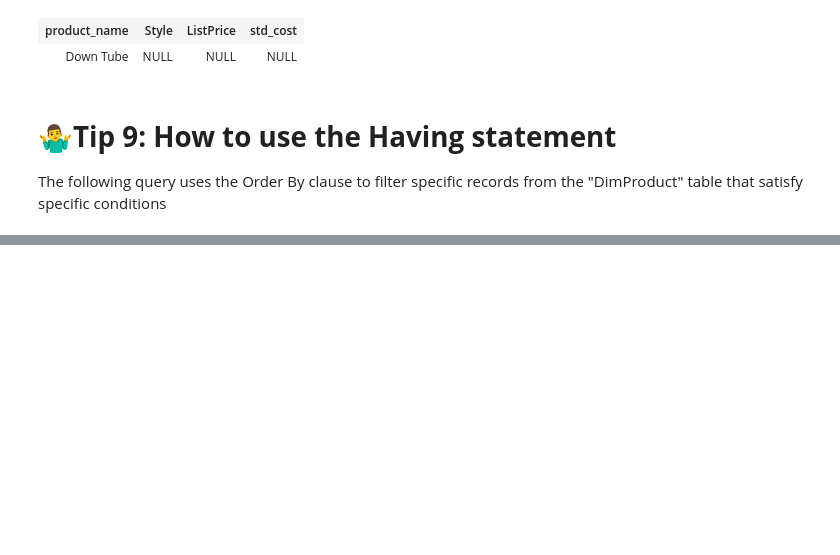
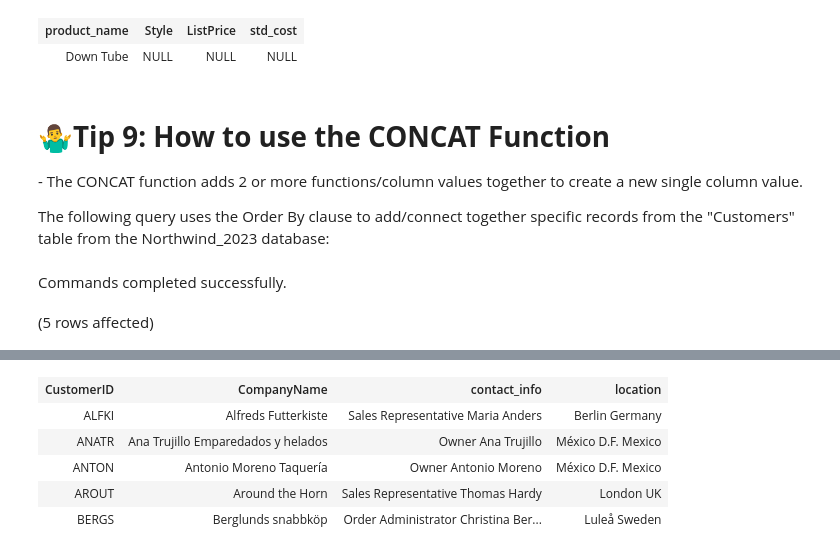
Before and after one commit to KCracks/KBIA_Portfolio, a Jupyter notebook: Kamani_SQL 25 Tips_Notebook.ipynb, the cells around one changed output, grey strips where cells are left out. Cells and saved outputs as stored; diff of their text form; code cells hidden in the pictures; blank space fills up the shorter version.

```diff
--- a/Kamani_SQL 25 Tips_Notebook.ipynb
+++ b/Kamani_SQL 25 Tips_Notebook.ipynb
@@ -294,6 +294,8 @@ Total execution time: 00:00:00.017
 | product_name | Style | ListPrice | std_cost |
 | Down Tube | NULL | NULL | NULL |
 # %% [markdown]
-# **🤷‍♂️Tip 9: How to use the Having statement**
+# **🤷‍♂️Tip 9: How to use the CONCAT Function**
 
-The following query uses the Order By clause to filter specific records from the "DimProduct" table that satisfy specific conditions
+\- The CONCAT function adds 2 or more functions/column values together to create a new single column value.
+
+The following query uses the Order By clause to add/connect together specific records from the "Customers" table from the Northwind\_2023 database:
@@ -299,0 +310,14 @@ The following query uses the Order By clause to filter specific records from the
+# %%
+-- Example:
+USE Northwind_2023;
+GO
+
+SELECT Top 5 CustomerID
+      ,CompanyName
+      ,CONCAT(ContactTitle, ' ', ContactName) as 'contact_info'
+      ,CONCAT(City, ' ', Region, ' ', Country) as 'location'
+FROM dbo.Customers
+;
+# %% [output]
+Commands completed successfully.
+(5 rows affected)
@@ -299,0 +325,6 @@ The following query uses the Order By clause to filter specific records from the
+| CustomerID | CompanyName | contact_info | location |
+| ALFKI | Alfreds Futterkiste | Sales Representative Maria Anders | Berlin Germany |
+| ANATR | Ana Trujillo Emparedados y helados | Owner Ana Trujillo | México D.F. Mexico |
+| ANTON | Antonio Moreno Taquería | Owner Antonio Moreno | México D.F. Mexico |
+| AROUT | Around the Horn | Sales Representative Thomas Hardy | London UK |
+| BERGS | Berglunds snabbköp | Order Administrator Christina Ber... | Luleå Sweden |
```
Also changed, not shown: parts of 19 cells of this notebook.
